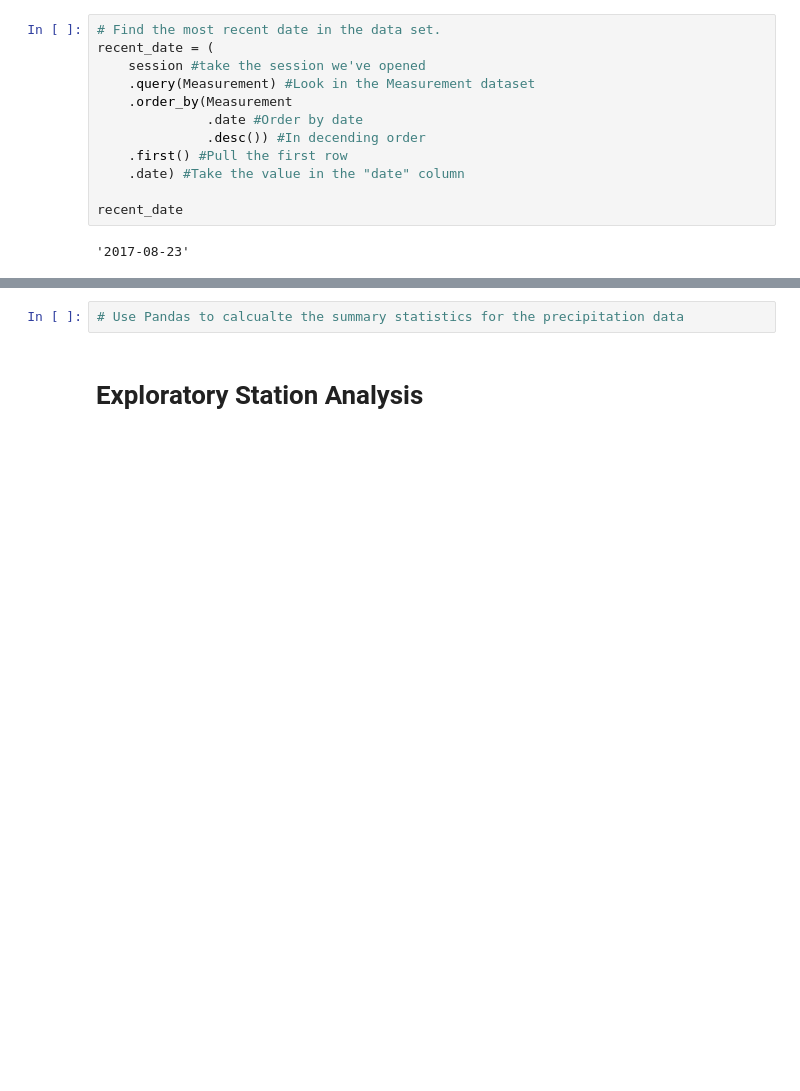
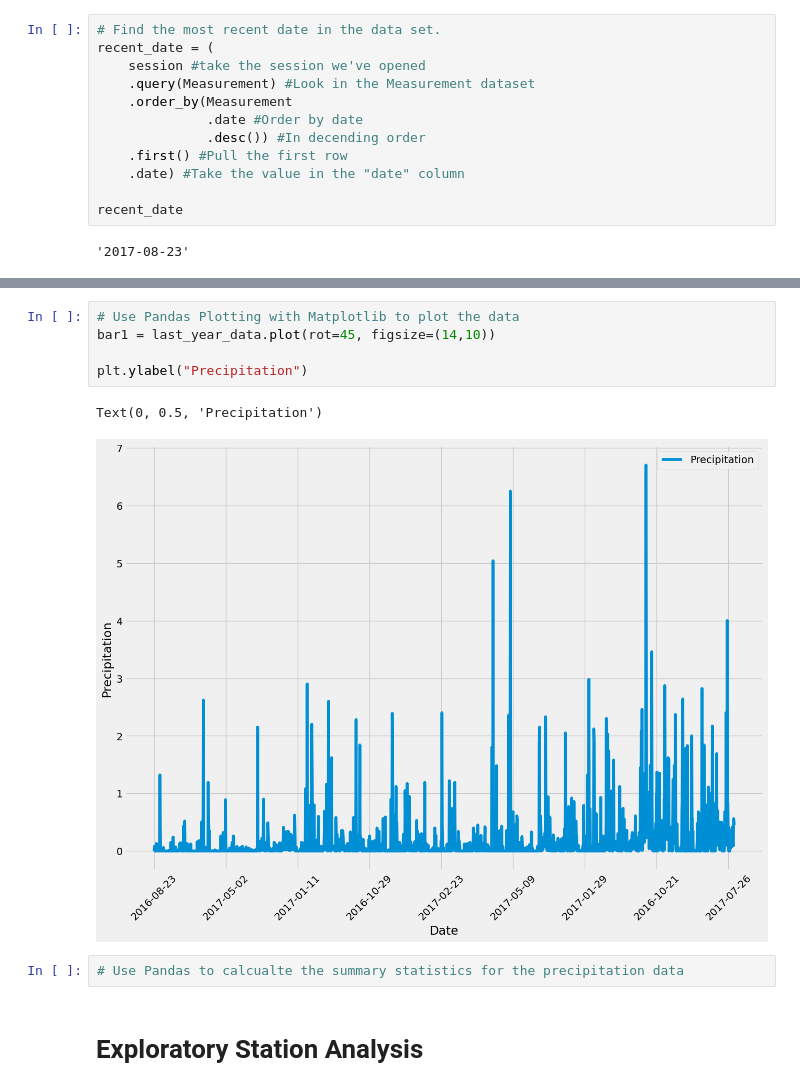
Before and after one commit to tmbiro/sqlalchemy-challenge, a Jupyter notebook: climate.ipynb, the cells around one changed output, grey strips where cells are left out. Drawn from its saved outputs; the diff is of its cells as text; blank space fills up the shorter version.

Commit message:
fixed date plot

```diff
--- a/climate.ipynb
+++ b/climate.ipynb
@@ -113,3 +121,11 @@ Text(0, 0.5, 'Precipitation based on date')
+# %%
+# Use Pandas Plotting with Matplotlib to plot the data
+bar1 = last_year_data.plot(rot=45, figsize=(14,10))
+
+plt.ylabel("Precipitation")
+# %% [output]
+Text(0, 0.5, 'Precipitation')
+[figure, added]
 # %%
 # Use Pandas to calcualte the summary statistics for the precipitation data
 # %% [markdown]
```
Also changed, not shown: parts of 1 cell of this notebook.
